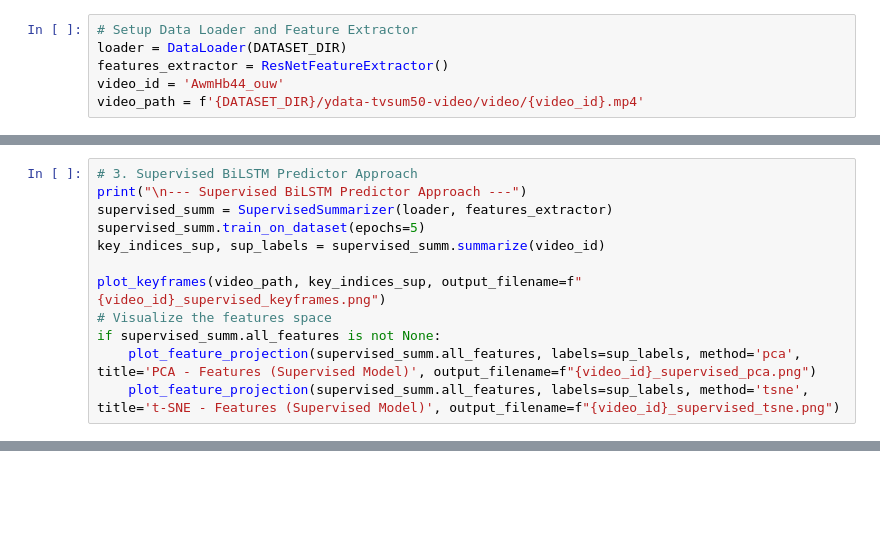
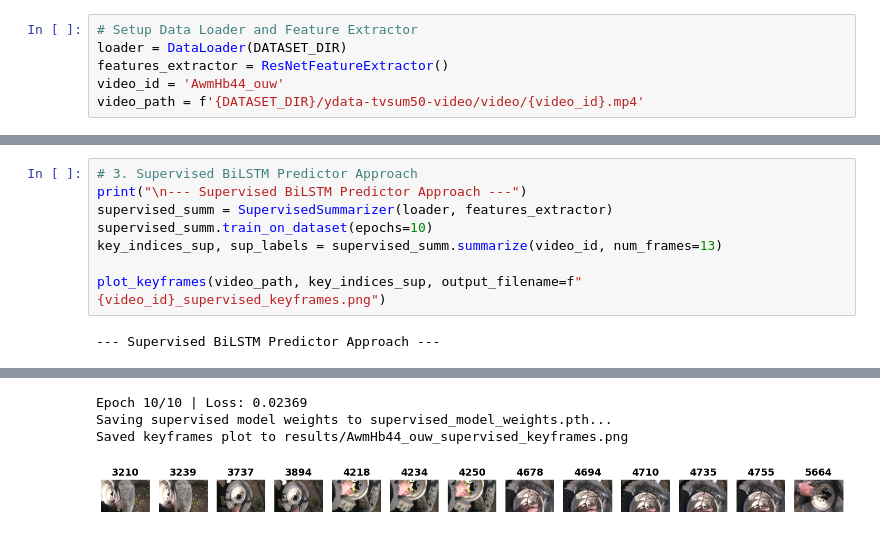
Before and after one commit to OsamaAshraf01/Video-Keyframes-Extraction, a Jupyter notebook: main.ipynb, the cells around one changed output, grey strips where cells are left out. Cells and saved outputs as stored; diff of their text form; blank space fills up the shorter version.

Commit message:
implement supervised keyframe extraction and add visualization plots

```diff
--- a/main.ipynb
+++ b/main.ipynb
@@ -40,11 +55,9 @@ plot_feature_projection(lstm_summ.lstm_features, labels=lstm_labels, method='tsn
 # 3. Supervised BiLSTM Predictor Approach
 print("\n--- Supervised BiLSTM Predictor Approach ---")
 supervised_summ = SupervisedSummarizer(loader, features_extractor)
-supervised_summ.train_on_dataset(epochs=5)
-key_indices_sup, sup_labels = supervised_summ.summarize(video_id)
+supervised_summ.train_on_dataset(epochs=10)
+key_indices_sup, sup_labels = supervised_summ.summarize(video_id, num_frames=13)
 
 plot_keyframes(video_path, key_indices_sup, output_filename=f"{video_id}_supervised_keyframes.png")
-# Visualize the features space
-if supervised_summ.all_features is not None:
-    plot_feature_projection(supervised_summ.all_features, labels=sup_labels, method='pca', title='PCA - Features (Supervised Model)', output_filename=f"{video_id}_supervised_pca.png")
-    plot_feature_projection(supervised_summ.all_features, labels=sup_labels, method='tsne', title='t-SNE - Features (Supervised Model)', output_filename=f"{video_id}_supervised_tsne.png")
+# %% [output]
+--- Supervised BiLSTM Predictor Approach ---
@@ -50,0 +73,4 @@ if supervised_summ.all_features is not None:
+Epoch 10/10 | Loss: 0.02369
+Saving supervised model weights to supervised_model_weights.pth...
+Saved keyframes plot to results/AwmHb44_ouw_supervised_keyframes.png
+[figure, added]
```
Also changed, not shown: parts of 4 cells of this notebook, 13 other files.
